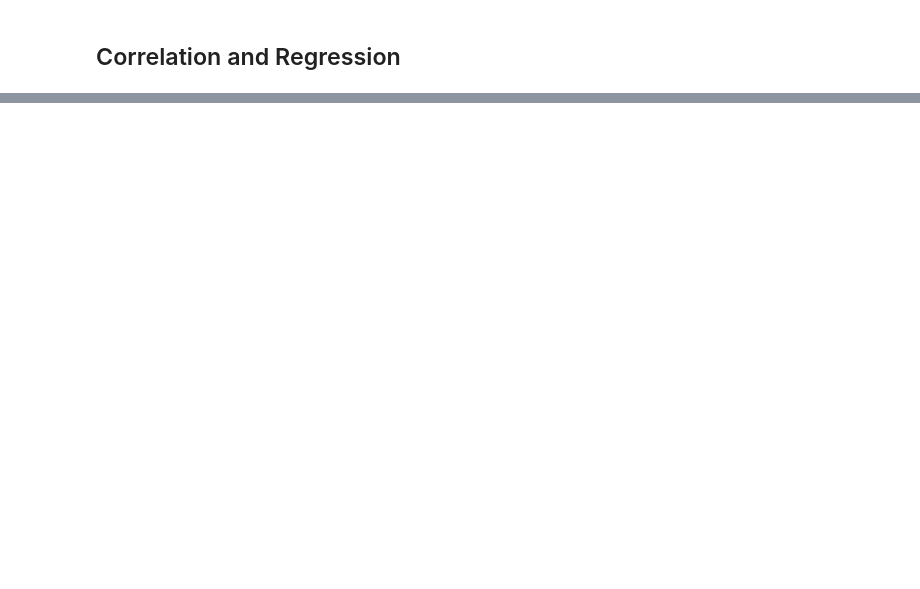
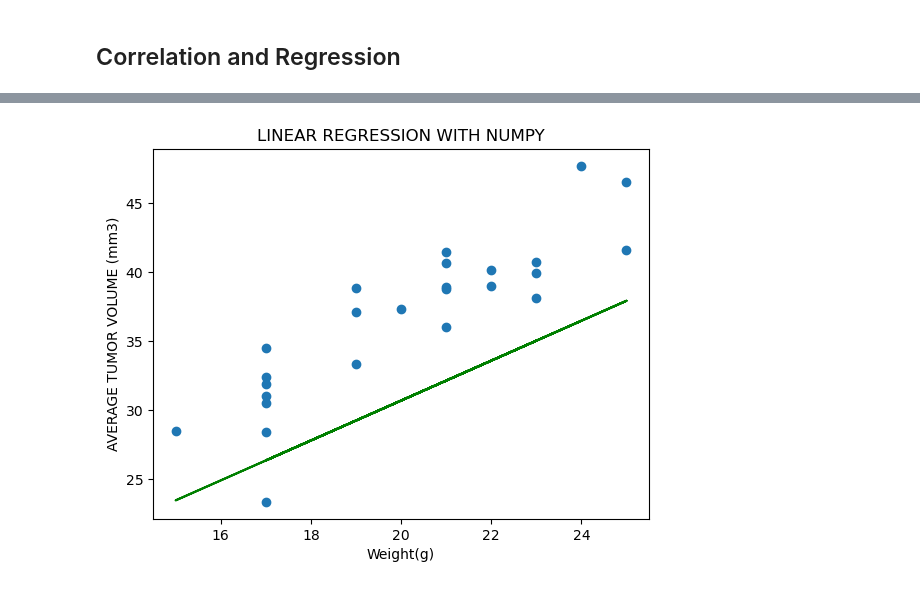
Before and after one commit to gusibis/challenge-5, a Jupyter notebook: pymaceuticals_starter.ipynb, the cells around one changed output, grey strips where cells are left out. Saved outputs shown, nothing was run; the diff lists cells and outputs as text; code cells hidden in the pictures; blank space fills up the shorter version.

```diff
--- a/pymaceuticals_starter.ipynb
+++ b/pymaceuticals_starter.ipynb
@@ -478,0 +509,14 @@ plt.show()
+# %%
+# linear regression model for mouse weight and average tumor volume for the Capomulin regimen
+# numpy.polynomial.polynomial.polyfit(x, y, 1)
+np_linear_model = np.polynomial.polynomial.polyfit(mean_df['Weight (g)'], mean_df['Tumor Volume (mm3)'], 1)
+np_linear_model
+y_axiz = mean_df['Weight (g)'] * np_linear_model[0] + np_linear_model[1]  # used slope and intercept.
+plt.scatter(mean_df['Weight (g)'],mean_df['Tumor Volume (mm3)'])
+plt.plot(mean_df['Weight (g)'], y_axiz ,color="g")
+plt.xlabel('Weight(g)')
+plt.ylabel('AVERAGE TUMOR VOLUME (mm3)')
+plt.title('LINEAR REGRESSION WITH NUMPY')
+plt.show()
+# %% [output]
+[figure, added]
```
Also changed, not shown: parts of 17 cells of this notebook.
